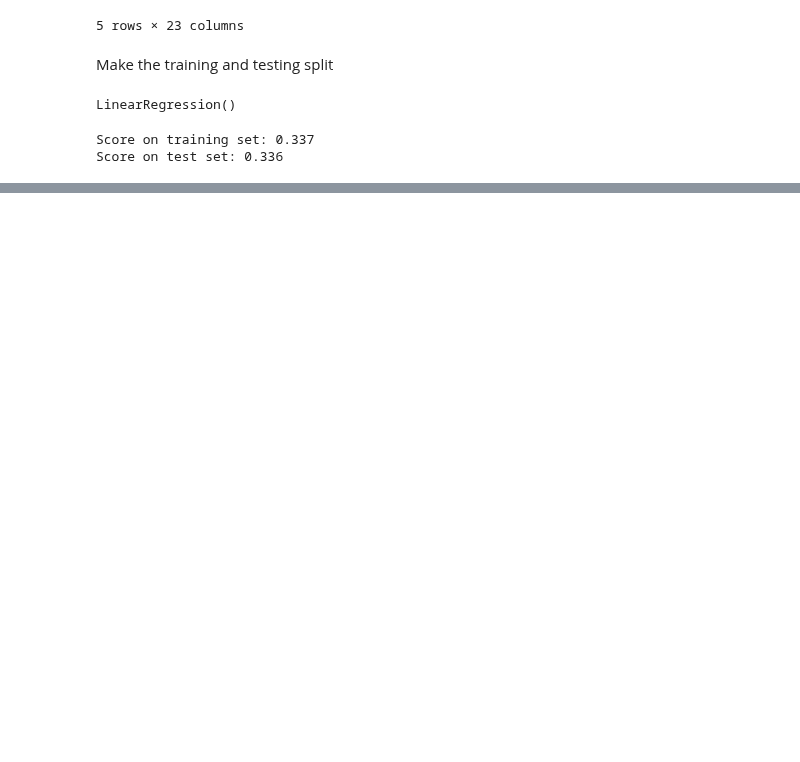
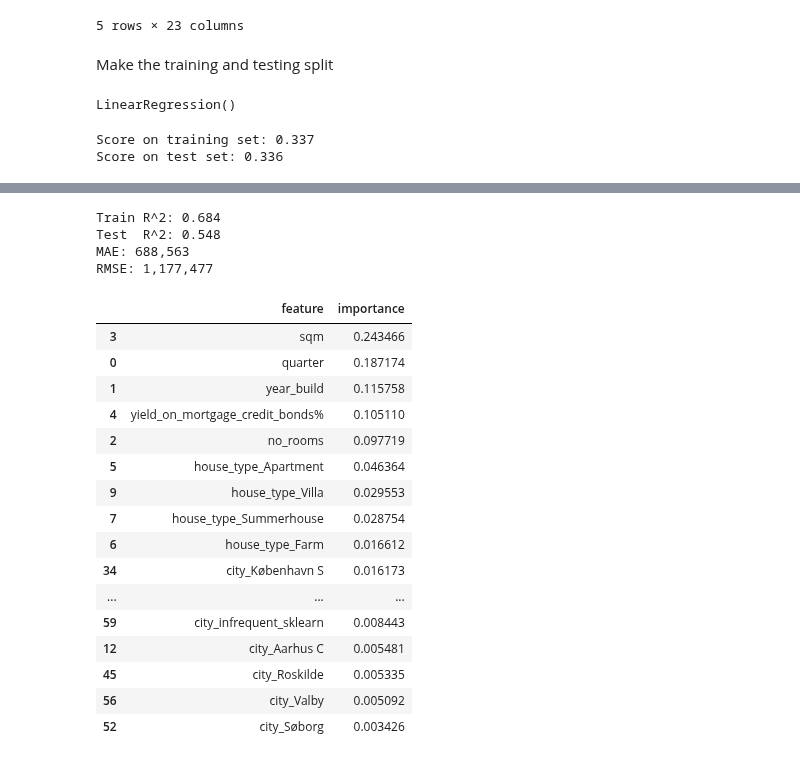
Before and after one commit to BPMRohde/AML, a Jupyter notebook: housing_price_test_model.ipynb, the cells around one changed output, grey strips where cells are left out. Saved outputs shown, nothing was run; the diff lists cells and outputs as text; code cells hidden in the pictures; blank space fills up the shorter version.

```diff
--- a/housing_price_test_model.ipynb
+++ b/housing_price_test_model.ipynb
@@ -80,0 +204,79 @@ Score on test set: 0.336
+# %%
+from sklearn.model_selection import train_test_split
+from sklearn.metrics import r2_score, mean_absolute_error, mean_squared_error
+
+# Del data i træning og test
+X_train, X_test, y_train, y_test = train_test_split(
+    X, y, test_size=0.2, random_state=42
+)
+
+# Træn modellen
+pipe.fit(X_train, y_train)
+
+# Forudsigelser
+pred_train = pipe.predict(X_train)
+pred_test  = pipe.predict(X_test)
+
+# Metrics
+r2_tr = r2_score(y_train, pred_train)
+r2_te = r2_score(y_test, pred_test)
+mae   = mean_absolute_error(y_test, pred_test)
+rmse  = mean_squared_error(y_test, pred_test) ** 0.5   # ← ændret linje
+
+print(f"Train R^2: {r2_tr:.3f}")
+print(f"Test  R^2: {r2_te:.3f}")
+print(f"MAE: {mae:,.0f}")
+print(f"RMSE: {rmse:,.0f}")
+# %% [output]
+Train R^2: 0.684
+Test  R^2: 0.548
+MAE: 688,563
+RMSE: 1,177,477
+# %%
+import pandas as pd
+import numpy as np
+
+# Funktion til at hente feature-navne efter preprocess (OneHotEncoder udvider dem)
+def get_feature_names(column_transformer):
+    output = []
+    for name, trans, cols in column_transformer.transformers_:
+        if name == "remainder":
+            continue
+        # find sidste step i subpipeline
+        last_step = trans.named_steps[list(trans.named_steps.keys())[-1]]
+        # hvis sidste step har metode til at hente navne (fx OneHotEncoder)
+        if hasattr(last_step, "get_feature_names_out"):
+            output.extend(last_step.get_feature_names_out(cols))
+        else:
+            output.extend(cols)
+    return output
+
+# få navne på features efter preprocessing pipeline
+feat_names = get_feature_names(pipe.named_steps["preprocess"])
+feat_importances = pipe.named_steps["model"].feature_importances_
+
+# dataframe med importances
+fi = pd.DataFrame({
+    "feature": feat_names,
+    "importance": feat_importances
+}).sort_values(by="importance", ascending=False)
+
+fi.head(20)  # vis top 20 vigtigste features
+# %% [output]
+|  | feature | importance |
+| 3 | sqm | 0.243466 |
+| 0 | quarter | 0.187174 |
+| 1 | year_build | 0.115758 |
+| 4 | yield_on_mortgage_credit_bonds% | 0.105110 |
+| 2 | no_rooms | 0.097719 |
+| 5 | house_type_Apartment | 0.046364 |
+| 9 | house_type_Villa | 0.029553 |
+| 7 | house_type_Summerhouse | 0.028754 |
+| 6 | house_type_Farm | 0.016612 |
+| 34 | city_København S | 0.016173 |
+| ... | ... | ... |
+| 59 | city_infrequent_sklearn | 0.008443 |
+| 12 | city_Aarhus C | 0.005481 |
+| 45 | city_Roskilde | 0.005335 |
+| 56 | city_Valby | 0.005092 |
+| 52 | city_Søborg | 0.003426 |
```
Also changed, not shown: parts of 7 cells of this notebook, 1 other file.
